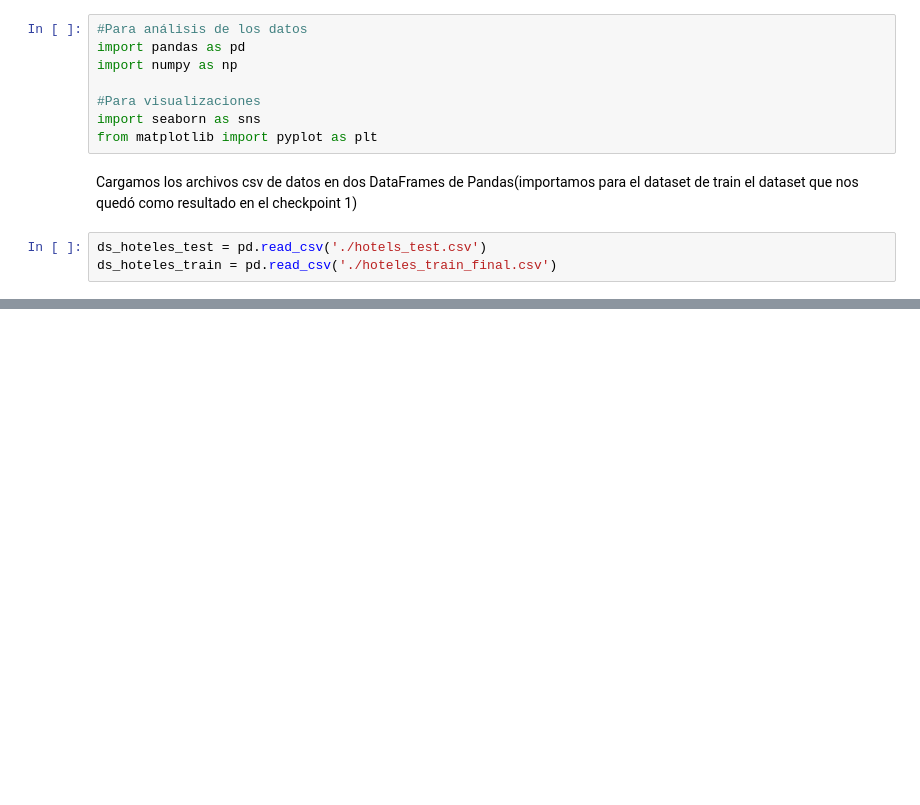
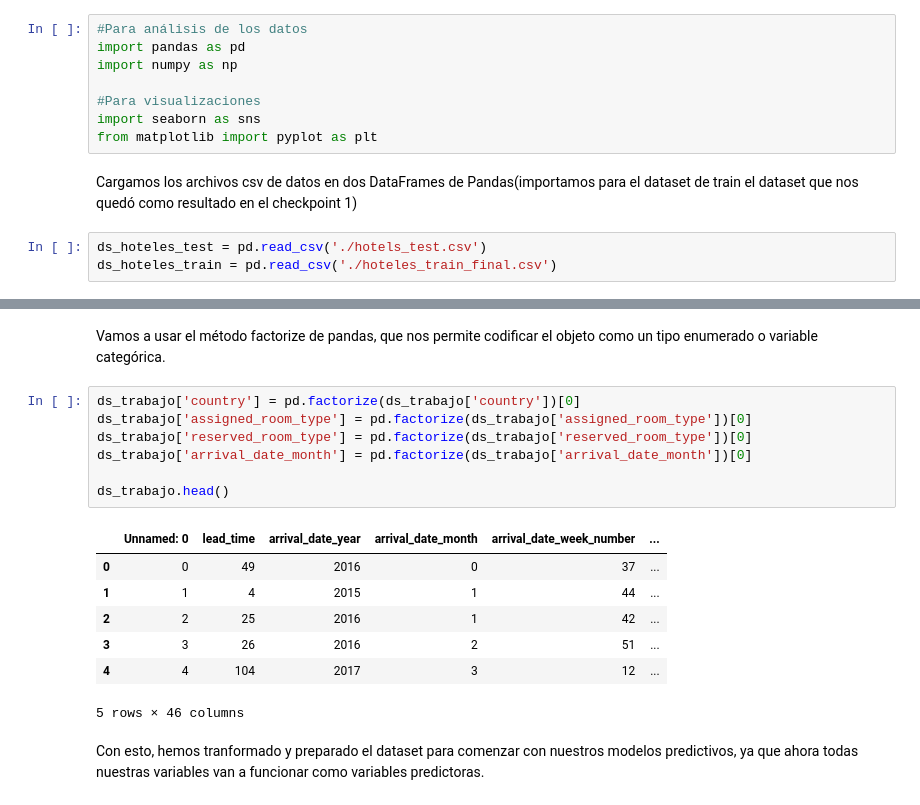
Before and after one commit to juanignaciogiacobbe/7506R-2C2023-GRUPO15, a Jupyter notebook: 7506R_TP1_GRUPO15_CHP2_ENTREGA.ipynb, the cells around one changed output, grey strips where cells are left out. Saved outputs shown, nothing was run; the diff lists cells and outputs as text; blank space fills up the shorter version.

```diff
--- a/7506R_TP1_GRUPO15_CHP2_ENTREGA.ipynb
+++ b/7506R_TP1_GRUPO15_CHP2_ENTREGA.ipynb
@@ -31,0 +120,19 @@ ds_hoteles_train = pd.read_csv('./hoteles_train_final.csv')
+# %% [markdown]
+Vamos a usar el método factorize de pandas, que nos permite codificar el objeto como un tipo enumerado o variable categórica.
+# %%
+ds_trabajo['country'] = pd.factorize(ds_trabajo['country'])[0]
+ds_trabajo['assigned_room_type'] = pd.factorize(ds_trabajo['assigned_room_type'])[0]
+ds_trabajo['reserved_room_type'] = pd.factorize(ds_trabajo['reserved_room_type'])[0]
+ds_trabajo['arrival_date_month'] = pd.factorize(ds_trabajo['arrival_date_month'])[0]
+
+ds_trabajo.head()
+# %% [output]
+|  | Unnamed: 0 | lead_time | arrival_date_year | arrival_date_month | arrival_date_week_number | ... |
+| 0 | 0 | 49 | 2016 | 0 | 37 | ... |
+| 1 | 1 | 4 | 2015 | 1 | 44 | ... |
+| 2 | 2 | 25 | 2016 | 1 | 42 | ... |
+| 3 | 3 | 26 | 2016 | 2 | 51 | ... |
+| 4 | 4 | 104 | 2017 | 3 | 12 | ... |
+5 rows × 46 columns
+# %% [markdown]
+Con esto, hemos tranformado y preparado el dataset para comenzar con nuestros modelos predictivos, ya que ahora todas nuestras variables van a funcionar como variables predictoras.
```
Also changed, not shown: parts of 12 cells of this notebook.
